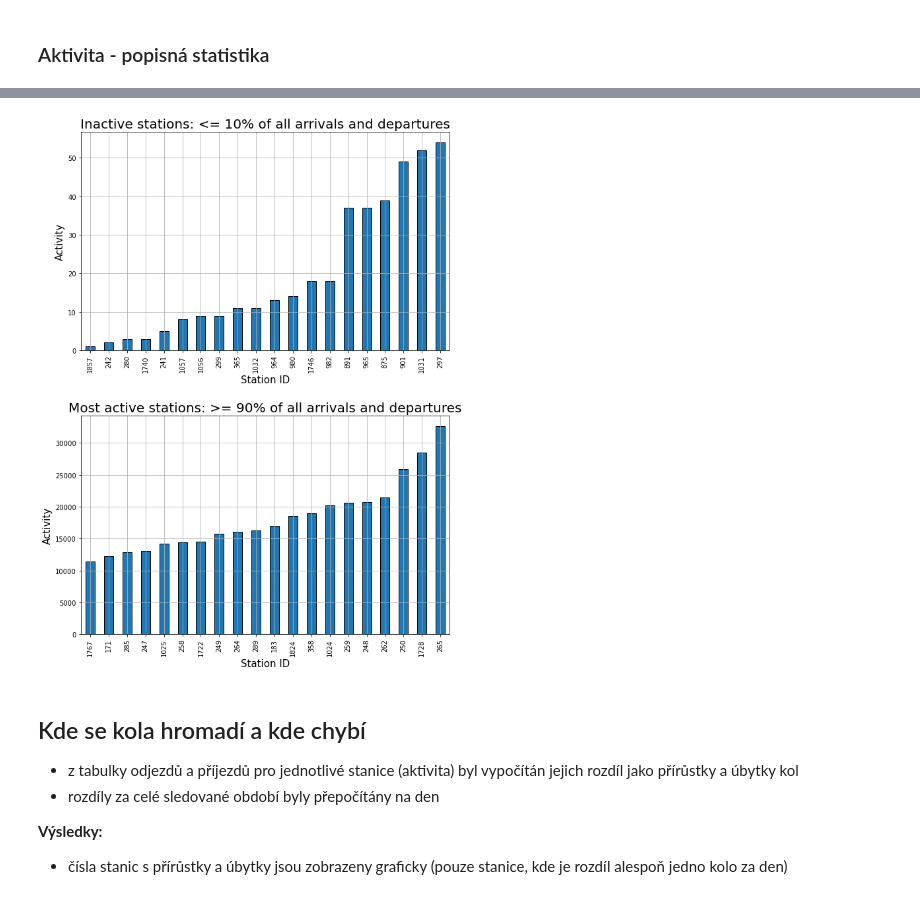
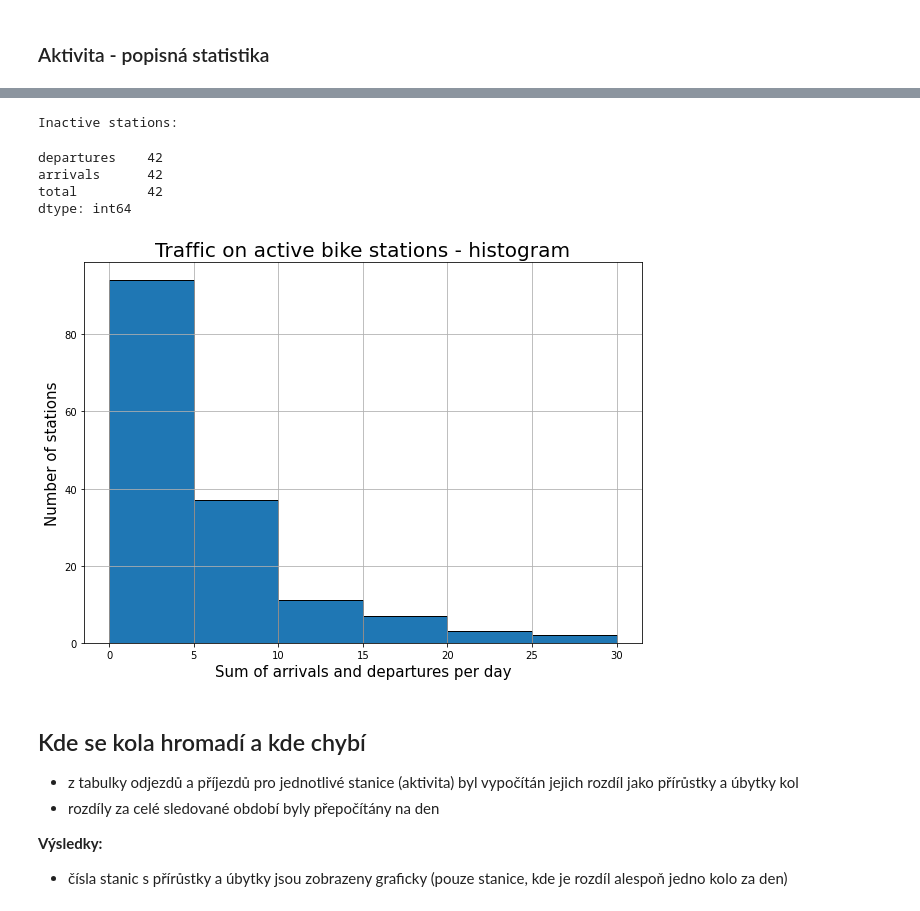
Before and after one commit to michalbk/Data_academy-Python_project, a Jupyter notebook: python_project.ipynb, the cells around one changed output, grey strips where cells are left out. Saved outputs shown, nothing was run; the diff lists cells and outputs as text; code cells hidden in the pictures.

```diff
--- a/python_project.ipynb
+++ b/python_project.ipynb
@@ -118,25 +123,25 @@ activity_df.iloc[[0,1,-2,-1]]
-# %%
-fig, axs = plt.subplots(2, 1, figsize=(10,14))
-ax1, ax2 = axs
-plt.subplots_adjust(hspace=0.3)
-
-# lowest 10% - inactive
-activity_df[['total']].query('total <= 65').plot.bar(ax=ax1, edgecolor='black')
-ax1.set_title('Inactive stations: <= 10% of all arrivals and departures', fontsize=20)
-
-# highest 10% - most active
-activity_df[['total']].query('total >= 11053').plot.bar(ax=ax2, edgecolor='black')
-ax2.set_title('Most active stations: >= 90% of all arrivals and departures', fontsize=20)
-
-for i in [ax1, ax2]:
-    i.set_xlabel('Station ID', fontsize=15)
-    i.set_ylabel('Activity', fontsize=15)
-    i.legend().remove()
-    i.grid()
-
-plt.show()
-# %% [output]
-[figure, removed]
+# %%
+print('Inactive stations:')
+activity_df.query('arrivals < 1/7 and departures < 1/7').count()
+# %% [output]
+Inactive stations:
+departures    42
+arrivals      42
+total         42
+dtype: int64
+# %%
+# Active stations - histogram
+fig, ax = plt.subplots(figsize=(10,7))
+activity_filtered_df = activity_df.query('arrivals >= 1/7 and departures >= 1/7')
+activity_filtered_df.total.plot.hist(ax=ax, edgecolor='black', bins=list(range(0,33,5)))
+
+ax.set_title('Traffic on active bike stations - histogram', fontsize=20)
+ax.set_xlabel('Sum of arrivals and departures per day', fontsize=15)
+ax.set_ylabel('Number of stations', fontsize=15)
+ax.grid()
+plt.show()
+# %% [output]
+[figure, added]
 # %% [markdown]
 ## Kde se kola hromadí a kde chybí
 
```
Also changed, not shown: parts of 4 cells of this notebook.
